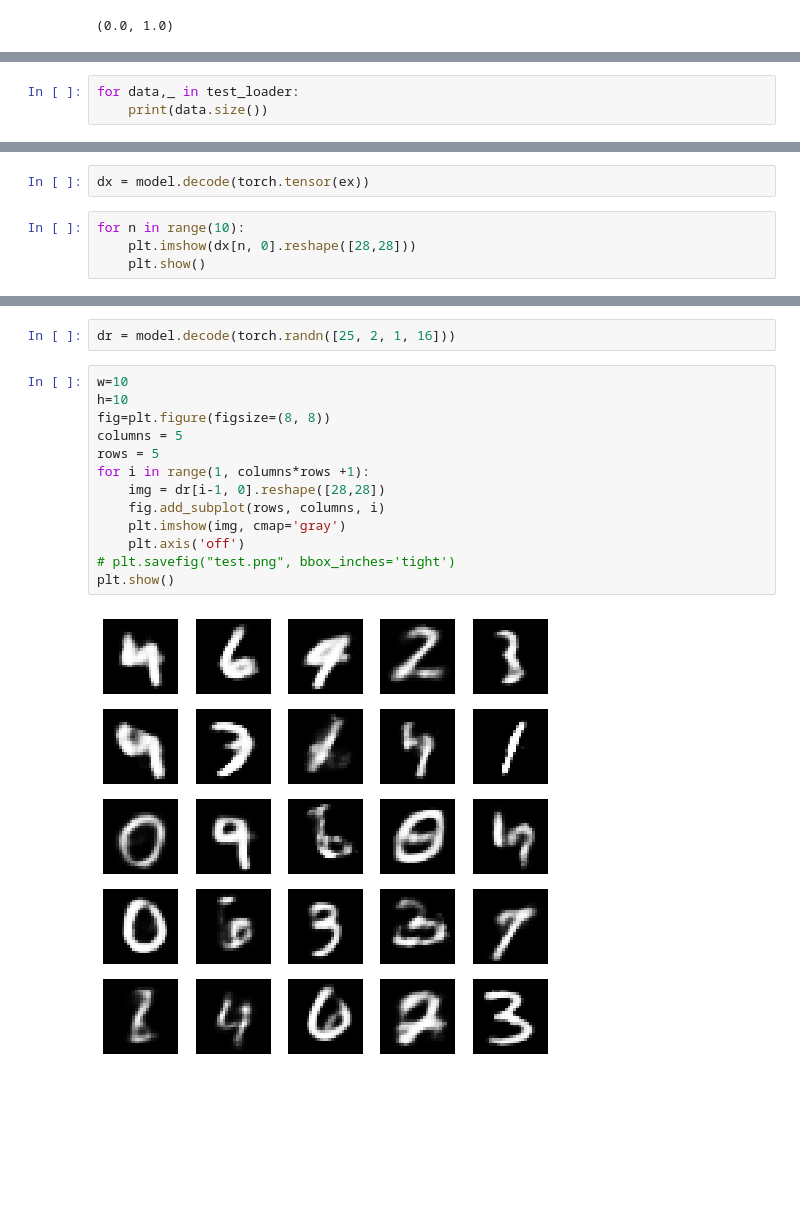
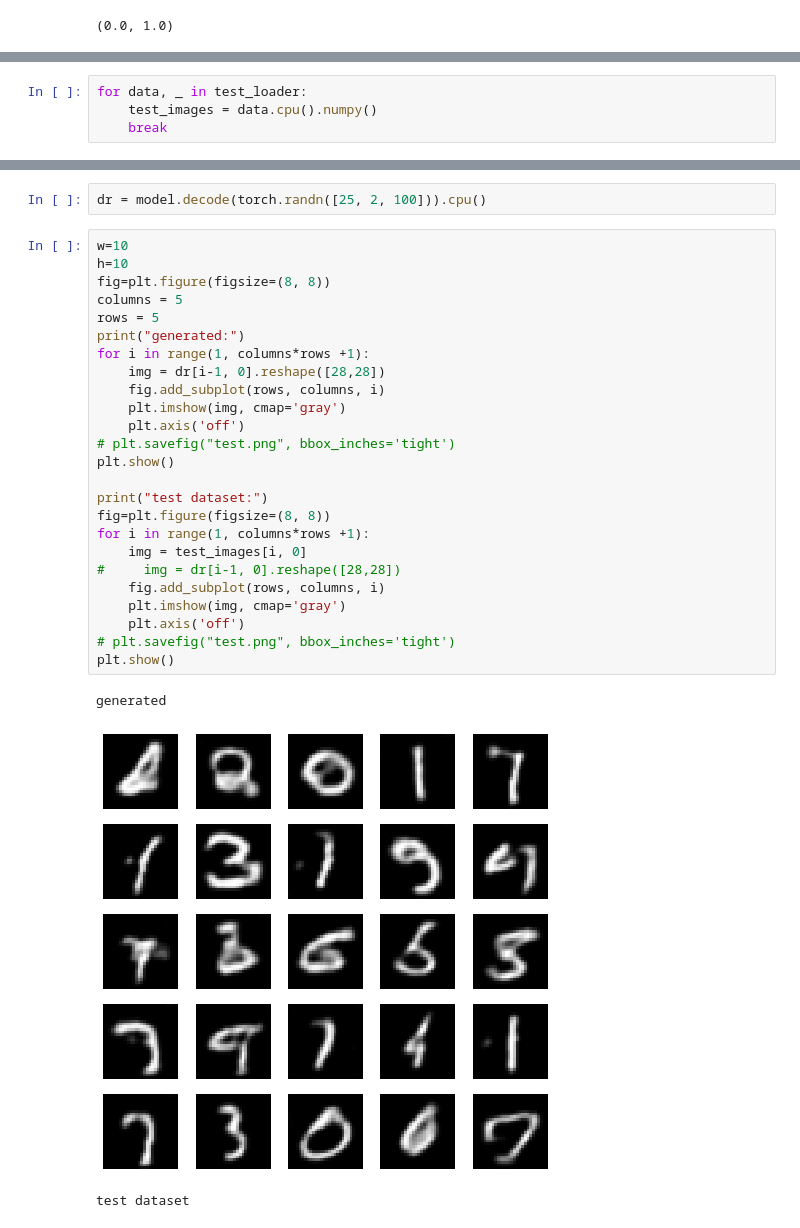
Before and after one commit to parthjshah95/mnist-generator, a Jupyter notebook: notebooks/vae.ipynb, the cells around one changed output, grey strips where cells are left out. Drawn from its saved outputs; the diff is of its cells as text; blank space fills up the shorter version.

```diff
--- a/notebooks/vae.ipynb
+++ b/notebooks/vae.ipynb
@@ -66,3 +87,4 @@ plt.plot(test_err)
 # %%
-for data,_ in test_loader:
-    print(data.size())
+for data, _ in test_loader:
+    test_images = data.cpu().numpy()
+    break
@@ -86,6 +90,0 @@ ex.shape
-# %%
-dx = model.decode(torch.tensor(ex))
-# %%
-for n in range(10):
-    plt.imshow(dx[n, 0].reshape([28,28]))
-    plt.show()
@@ -103,17 +147,31 @@ for n in range(10):
 # %%
-dr = model.decode(torch.randn([25, 2, 1, 16]))
+dr = model.decode(torch.randn([25, 2, 100])).cpu()
 # %%
 w=10
 h=10
 fig=plt.figure(figsize=(8, 8))
 columns = 5
 rows = 5
+print("generated:")
 for i in range(1, columns*rows +1):
     img = dr[i-1, 0].reshape([28,28])
     fig.add_subplot(rows, columns, i)
     plt.imshow(img, cmap='gray')
     plt.axis('off')
 # plt.savefig("test.png", bbox_inches='tight')
 plt.show()
+
+print("test dataset:")
+fig=plt.figure(figsize=(8, 8))
+for i in range(1, columns*rows +1):
+    img = test_images[i, 0]
+#     img = dr[i-1, 0].reshape([28,28])
+    fig.add_subplot(rows, columns, i)
+    plt.imshow(img, cmap='gray')
+    plt.axis('off')
+# plt.savefig("test.png", bbox_inches='tight')
+plt.show()
 # %% [output]
+generated
-[figure, old version]
+[figure, new version]
+test dataset
```
Also changed, not shown: parts of 21 cells of this notebook, 17 other files.
